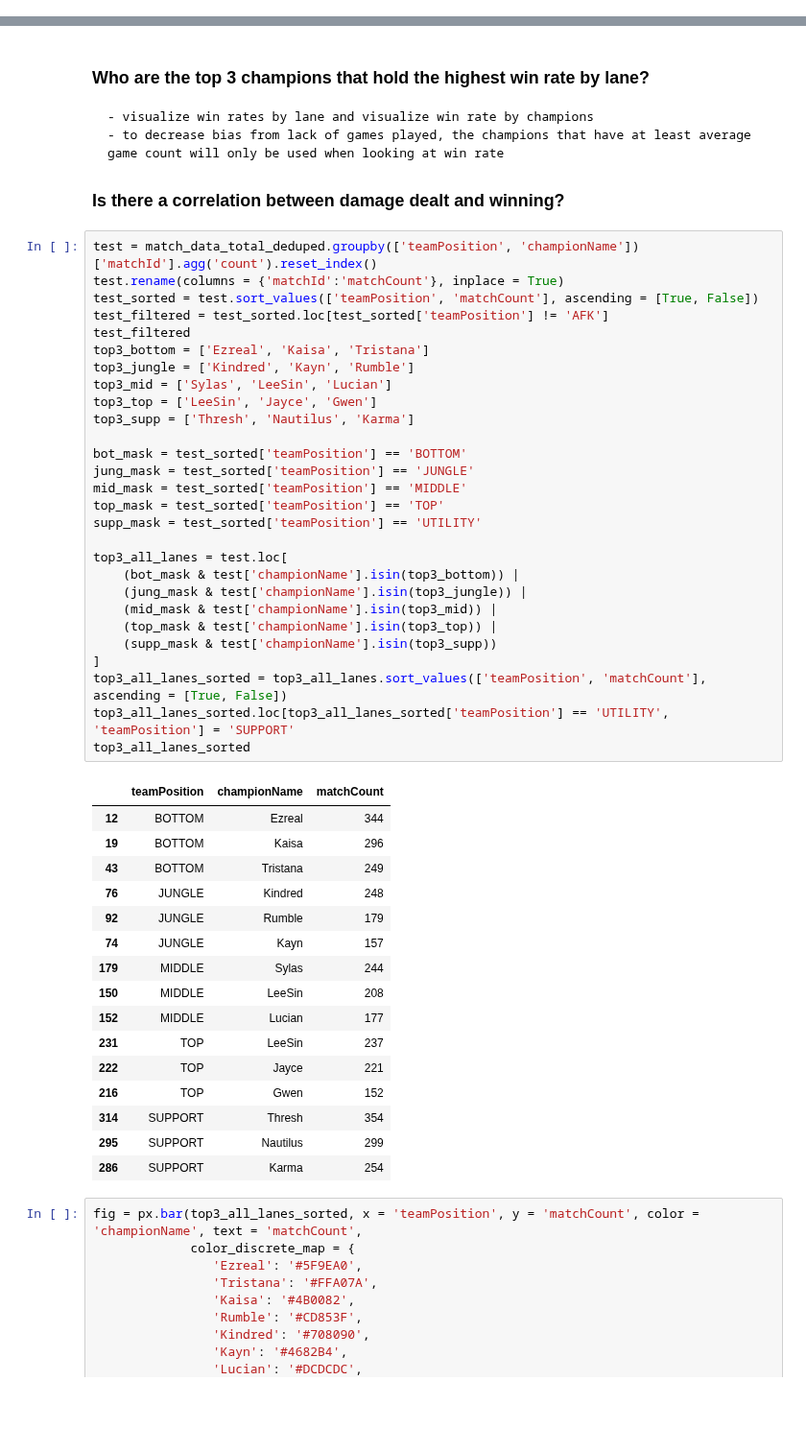
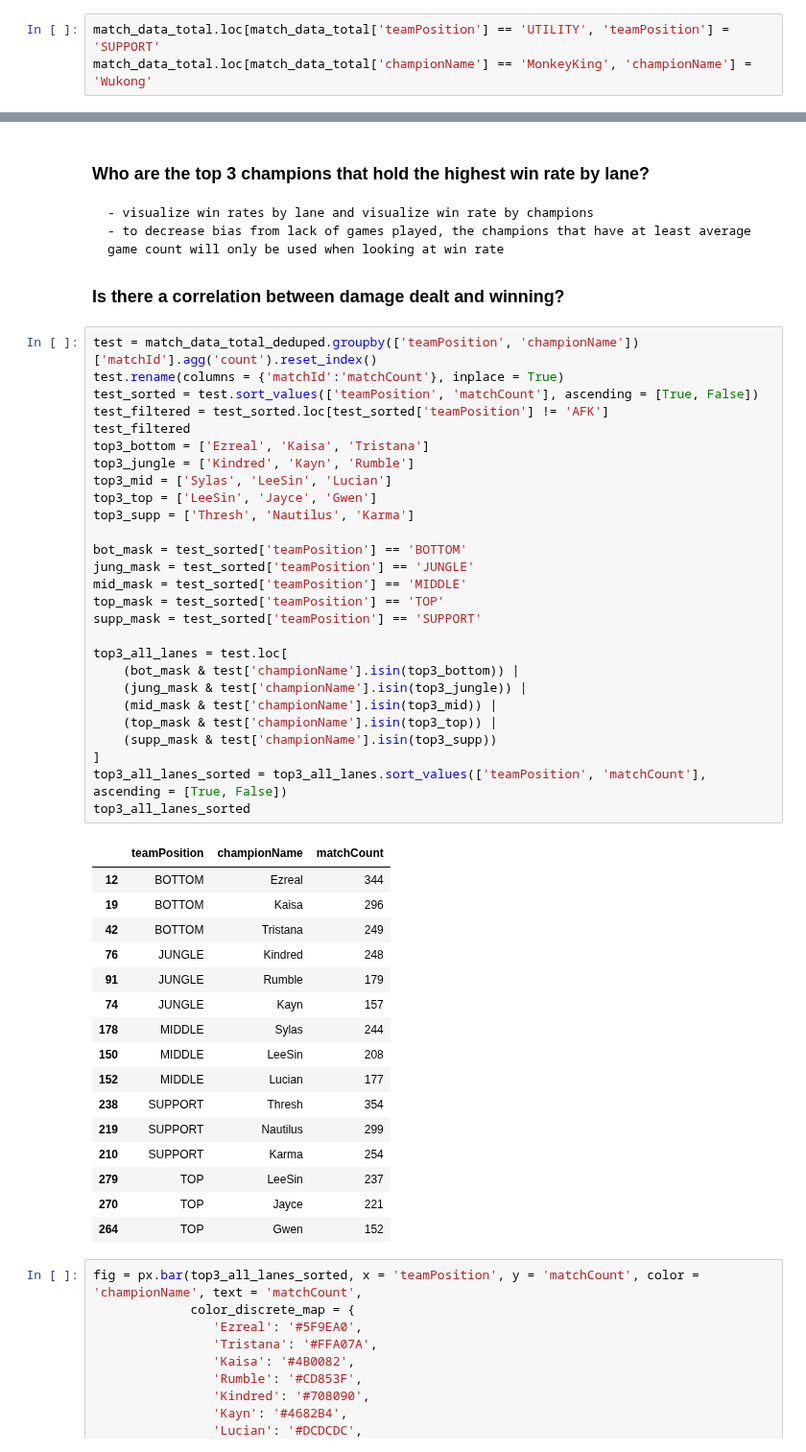
Before and after one commit to jhan-1996/Python_Projects, a Jupyter notebook: league_project_final.ipynb, the cells around one changed output, grey strips where cells are left out. Shown at 96% size. Drawn from its saved outputs; the diff is of its cells as text; blank space fills up the shorter version.

```diff
--- a/league_project_final.ipynb
+++ b/league_project_final.ipynb
@@ -440,6 +413,9 @@ match_data_total.head()
 | 2 | 5V5 RANKED SOLO GAMES | Red | 3944226110 | 0 | 0 | 0 | 4583 | 8 | ... |
 | 3 | 5V5 RANKED SOLO GAMES | Red | 3941904096 | 20 | 0 | 0 | 10417 | 13 | ... |
 | 4 | 5V5 RANKED SOLO GAMES | Red | 3941845033 | 18 | 0 | 1 | 8840 | 12 | ... |
+# %%
+match_data_total.loc[match_data_total['teamPosition'] == 'UTILITY', 'teamPosition'] = 'SUPPORT'
+match_data_total.loc[match_data_total['championName'] == 'MonkeyKing', 'championName'] = 'Wukong'
 # %%
 subset = ['puuid', 'kills', 'deaths','assists', 'totalDamageDealt', 'totalDamageTaken', 'totalHeal', 'item0', 'item1', 'item2', 'item3', 'item4', 'item5', 'item6']
 match_data_total_deduped = match_data_total.drop_duplicates(subset, keep = 'first')
@@ -466,48 +442,47 @@ duplicated_matches.loc[duplicated_matches['duplicateCount'] > 1, ].shape
 # %%
 test = match_data_total_deduped.groupby(['teamPosition', 'championName'])['matchId'].agg('count').reset_index()
 test.rename(columns = {'matchId':'matchCount'}, inplace = True)
 test_sorted = test.sort_values(['teamPosition', 'matchCount'], ascending = [True, False])
 test_filtered = test_sorted.loc[test_sorted['teamPosition'] != 'AFK']
 test_filtered
 top3_bottom = ['Ezreal', 'Kaisa', 'Tristana']
 top3_jungle = ['Kindred', 'Kayn', 'Rumble']
 top3_mid = ['Sylas', 'LeeSin', 'Lucian']
 top3_top = ['LeeSin', 'Jayce', 'Gwen']
 top3_supp = ['Thresh', 'Nautilus', 'Karma']
 
 bot_mask = test_sorted['teamPosition'] == 'BOTTOM'
 jung_mask = test_sorted['teamPosition'] == 'JUNGLE'
 mid_mask = test_sorted['teamPosition'] == 'MIDDLE'
 top_mask = test_sorted['teamPosition'] == 'TOP'
-supp_mask = test_sorted['teamPosition'] == 'UTILITY'
+supp_mask = test_sorted['teamPosition'] == 'SUPPORT'
 
 top3_all_lanes = test.loc[
     (bot_mask & test['championName'].isin(top3_bottom)) |
     (jung_mask & test['championName'].isin(top3_jungle)) |
     (mid_mask & test['championName'].isin(top3_mid)) |
     (top_mask & test['championName'].isin(top3_top)) |
     (supp_mask & test['championName'].isin(top3_supp))
 ]
 top3_all_lanes_sorted = top3_all_lanes.sort_values(['teamPosition', 'matchCount'], ascending = [True, False])
-top3_all_lanes_sorted.loc[top3_all_lanes_sorted['teamPosition'] == 'UTILITY', 'teamPosition'] = 'SUPPORT'
 top3_all_lanes_sorted
 # %% [output]
 |  | teamPosition | championName | matchCount |
 | 12 | BOTTOM | Ezreal | 344 |
 | 19 | BOTTOM | Kaisa | 296 |
-| 43 | BOTTOM | Tristana | 249 |
+| 42 | BOTTOM | Tristana | 249 |
 | 76 | JUNGLE | Kindred | 248 |
-| 92 | JUNGLE | Rumble | 179 |
+| 91 | JUNGLE | Rumble | 179 |
 | 74 | JUNGLE | Kayn | 157 |
-| 179 | MIDDLE | Sylas | 244 |
+| 178 | MIDDLE | Sylas | 244 |
 | 150 | MIDDLE | LeeSin | 208 |
 | 152 | MIDDLE | Lucian | 177 |
-| 231 | TOP | LeeSin | 237 |
-| 222 | TOP | Jayce | 221 |
-| 216 | TOP | Gwen | 152 |
-| 314 | SUPPORT | Thresh | 354 |
-| 295 | SUPPORT | Nautilus | 299 |
-| 286 | SUPPORT | Karma | 254 |
+| 238 | SUPPORT | Thresh | 354 |
+| 219 | SUPPORT | Nautilus | 299 |
+| 210 | SUPPORT | Karma | 254 |
+| 279 | TOP | LeeSin | 237 |
+| 270 | TOP | Jayce | 221 |
+| 264 | TOP | Gwen | 152 |
 # %%
 fig = px.bar(top3_all_lanes_sorted, x = 'teamPosition', y = 'matchCount', color = 'championName', text = 'matchCount',
              color_discrete_map = {
```
Also changed, not shown: parts of 6 cells of this notebook.
